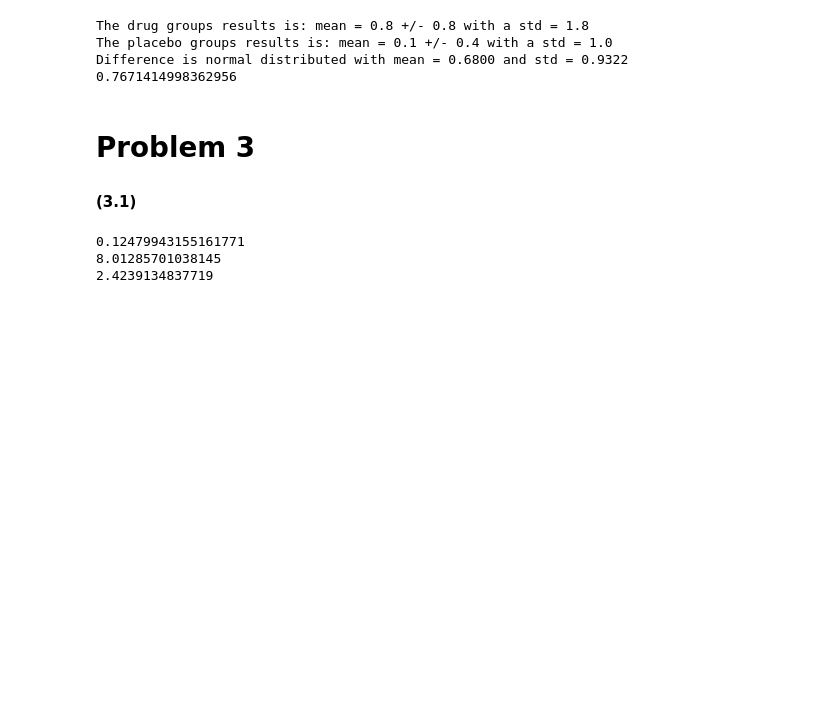
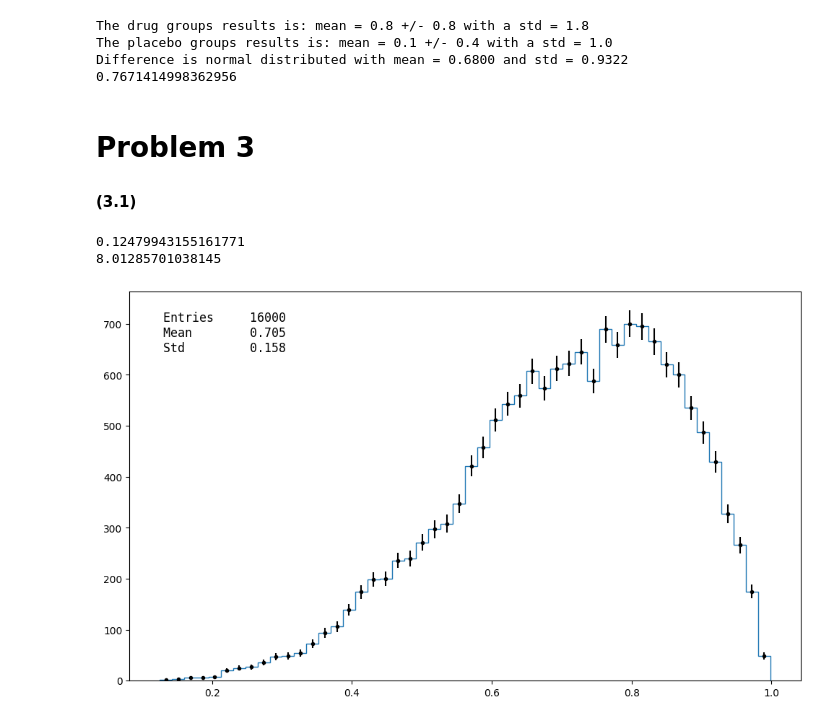
Before and after one commit to PhilKofoed/AppStat2022, a Jupyter notebook: Problemset/Problemsetsolution.ipynb, the cells around one changed output. Drawn from its saved outputs; the diff is of its cells as text; code cells hidden in the pictures; blank space fills up the shorter version.

```diff
--- a/Problemset/Problemsetsolution.ipynb
+++ b/Problemset/Problemsetsolution.ipynb
@@ -437,6 +443,8 @@ def fx_norm(x):
     global C
     return C * x**3 * np.sin(np.pi * x)
 
+r = np.random
+
 def acceptreject(func, xmin, xmax, ymin, ymax, N_points):
     # Recursive function to do accept/reject monte carlo simulation
     xran = r.uniform(xmin, xmax, N_points)
@@ -460,9 +468,20 @@ ymax = np.max(fx_norm(xlin))
 xmin = 0
 xmax = 1
 ymin = 0
-
-# acceptreject()
+N_points = 16000
+xdis, tries = acceptreject(fx_norm, xmin, xmax, ymin, ymax, N_points)
 # %% [output]
 0.12479943155161771
 8.01285701038145
-2.4239134837719
+# %%
+N_bins = 50
+xcount, interval = np.histogram(xdis, N_bins)
+xerr = np.sqrt(xcount)
+xpos = (interval[1:] + interval[:-1])/2
+fig, ax = plt.subplots(1, 1, figsize = (12,7), facecolor = "white")
+
+ax.hist(xdis, bins = N_bins, histtype = "step")
+ax.errorbar(xpos, xcount, yerr = xerr, fmt = ".", ecolor = "k", color = "k")
+add_header_to_ax(xdis, 0.05, 0.95, ax)
+# %% [output]
+[figure, added]
```
Also changed, not shown: parts of 3 cells of this notebook.
